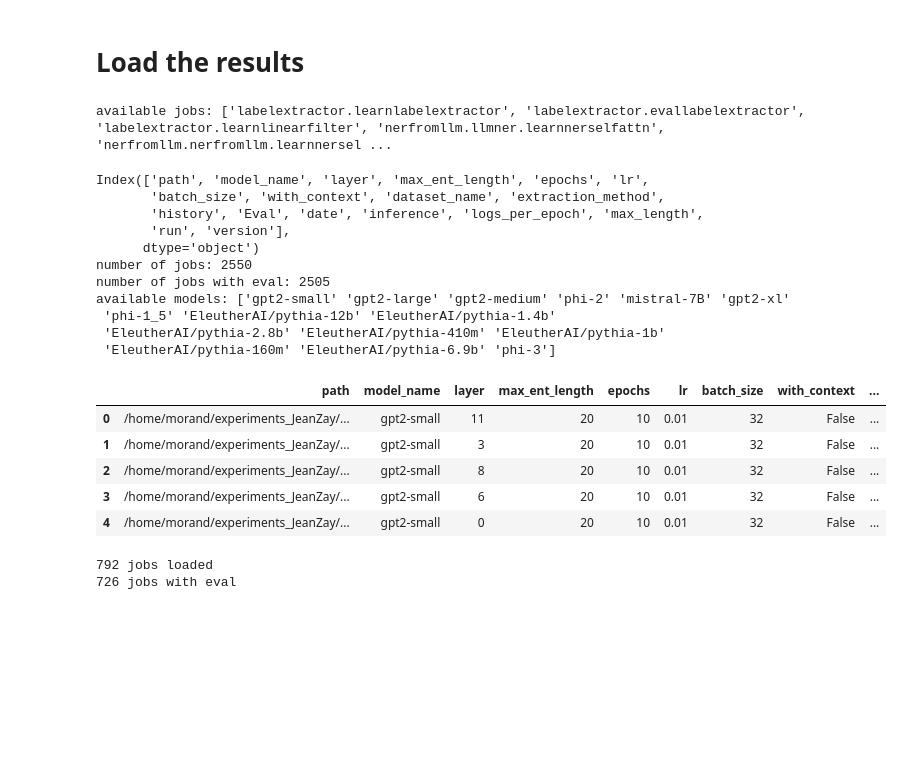
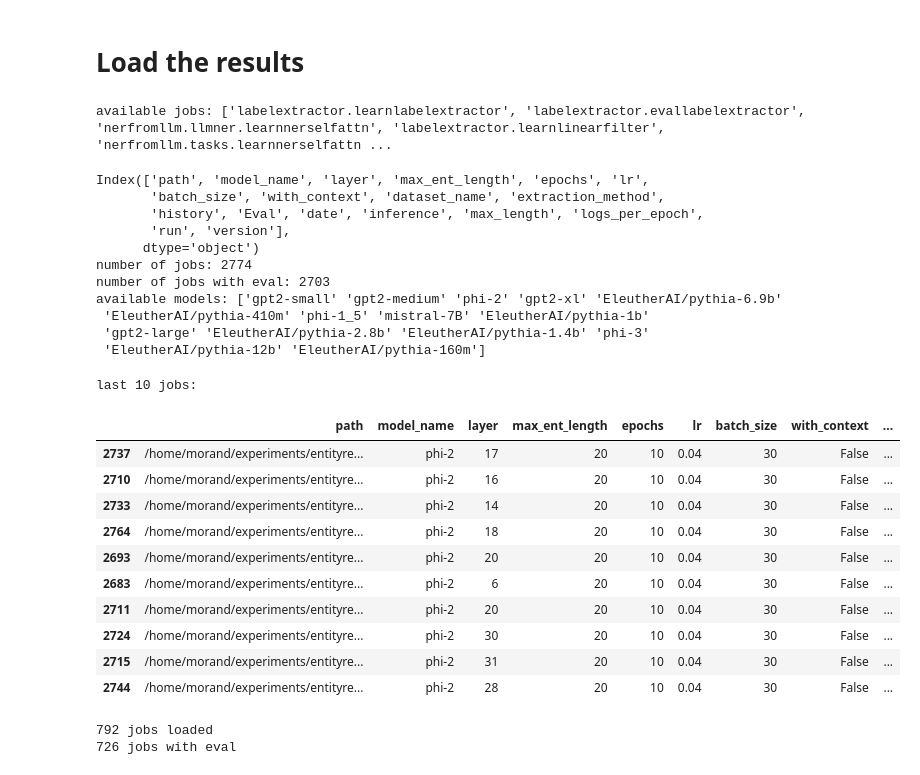
Before and after one commit to VictorMorand/EntityRepresentations, a Jupyter notebook: Notebooks/ProcessResults.ipynb, the cells around one changed output. Saved outputs shown, nothing was run; the diff lists cells and outputs as text; code cells hidden in the pictures; blank space fills up the shorter version.

```diff
--- a/Notebooks/ProcessResults.ipynb
+++ b/Notebooks/ProcessResults.ipynb
@@ -73,7 +73,7 @@ for family, models in families.items():
 # Load the results
 # %%
 #get home path
-xp_path = pathlib.Path.home() / "experiments_JeanZay"
+xp_path = pathlib.Path.home() / "experiments" / "entityrepresentations"
 #get all experiments directories
 xp_paths= os.listdir(xp_path / "jobs")
 print(f"available jobs: {xp_paths}")
@@ -92,28 +92,41 @@ print(f"number of jobs with eval: {len(results)}")
 models = results["model_name"].unique()
 print(f"available models: {models}")
 
+#compute hr_date
+results["hr_date"] = results["date"].apply(lambda x: time.strftime("%Y-%m-%d %H:%M:%S", time.localtime(x)))
 #extract hash from job name and add in a column
 results["hash"] = results["path"].apply(lambda x: x.parts[-1])
-results.head()
 # %% [output]
-available jobs: ['labelextractor.learnlabelextractor', 'labelextractor.evallabelextractor', 'labelextractor.learnlinearfilter', 'nerfromllm.llmner.learnnerselfattn', 'nerfromllm.nerfromllm.learnnersel ...
+available jobs: ['labelextractor.learnlabelextractor', 'labelextractor.evallabelextractor', 'nerfromllm.llmner.learnnerselfattn', 'labelextractor.learnlinearfilter', 'nerfromllm.tasks.learnnerselfattn ...
 Index(['path', 'model_name', 'layer', 'max_ent_length', 'epochs', 'lr',
        'batch_size', 'with_context', 'dataset_name', 'extraction_method',
-       'history', 'Eval', 'date', 'inference', 'logs_per_epoch', 'max_length',
+       'history', 'Eval', 'date', 'inference', 'max_length', 'logs_per_epoch',
        'run', 'version'],
       dtype='object')
-number of jobs: 2550
-number of jobs with eval: 2505
-available models: ['gpt2-small' 'gpt2-large' 'gpt2-medium' 'phi-2' 'mistral-7B' 'gpt2-xl'
- 'phi-1_5' 'EleutherAI/pythia-12b' 'EleutherAI/pythia-1.4b'
- 'EleutherAI/pythia-2.8b' 'EleutherAI/pythia-410m' 'EleutherAI/pythia-1b'
- 'EleutherAI/pythia-160m' 'EleutherAI/pythia-6.9b' 'phi-3']
+number of jobs: 2774
+number of jobs with eval: 2703
+available models: ['gpt2-small' 'gpt2-medium' 'phi-2' 'gpt2-xl' 'EleutherAI/pythia-6.9b'
+ 'EleutherAI/pythia-410m' 'phi-1_5' 'mistral-7B' 'EleutherAI/pythia-1b'
+ 'gpt2-large' 'EleutherAI/pythia-2.8b' 'EleutherAI/pythia-1.4b' 'phi-3'
+ 'EleutherAI/pythia-12b' 'EleutherAI/pythia-160m']
-|  | path | model_name | layer | max_ent_length | epochs | lr | batch_size | with_context | ... |
-| 0 | /home/morand/experiments_JeanZay/... | gpt2-small | 11 | 20 | 10 | 0.01 | 32 | False | ... |
-| 1 | /home/morand/experiments_JeanZay/... | gpt2-small | 3 | 20 | 10 | 0.01 | 32 | False | ... |
-| 2 | /home/morand/experiments_JeanZay/... | gpt2-small | 8 | 20 | 10 | 0.01 | 32 | False | ... |
-| 3 | /home/morand/experiments_JeanZay/... | gpt2-small | 6 | 20 | 10 | 0.01 | 32 | False | ... |
-| 4 | /home/morand/experiments_JeanZay/... | gpt2-small | 0 | 20 | 10 | 0.01 | 32 | False | ... |
+# %%
+# show last 10 jobs according to date
+results = results.sort_values(by="date", ascending=False)
+print(f"last 10 jobs:")
+results.head(10)
+# %% [output]
+last 10 jobs:
+|  | path | model_name | layer | max_ent_length | epochs | lr | batch_size | with_context | ... |
+| 2737 | /home/morand/experiments/entityre... | phi-2 | 17 | 20 | 10 | 0.04 | 30 | False | ... |
+| 2710 | /home/morand/experiments/entityre... | phi-2 | 16 | 20 | 10 | 0.04 | 30 | False | ... |
+| 2733 | /home/morand/experiments/entityre... | phi-2 | 14 | 20 | 10 | 0.04 | 30 | False | ... |
+| 2764 | /home/morand/experiments/entityre... | phi-2 | 18 | 20 | 10 | 0.04 | 30 | False | ... |
+| 2693 | /home/morand/experiments/entityre... | phi-2 | 20 | 20 | 10 | 0.04 | 30 | False | ... |
+| 2683 | /home/morand/experiments/entityre... | phi-2 | 6 | 20 | 10 | 0.04 | 30 | False | ... |
+| 2711 | /home/morand/experiments/entityre... | phi-2 | 20 | 20 | 10 | 0.04 | 30 | False | ... |
+| 2724 | /home/morand/experiments/entityre... | phi-2 | 30 | 20 | 10 | 0.04 | 30 | False | ... |
+| 2715 | /home/morand/experiments/entityre... | phi-2 | 31 | 20 | 10 | 0.04 | 30 | False | ... |
+| 2744 | /home/morand/experiments/entityre... | phi-2 | 28 | 20 | 10 | 0.04 | 30 | False | ... |
 # %%
 xp_lin = 'labelextractor.learnlinearfilter'
 
```
Also changed, not shown: parts of 13 cells of this notebook, 7 other files.
